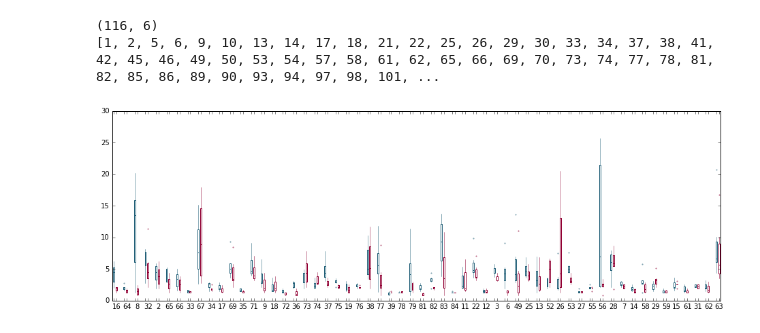
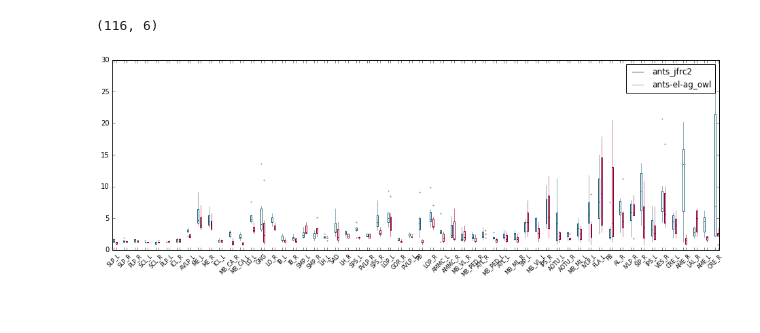
Before and after one commit to saalfeldlab/template-building, a Jupyter notebook: python/HistAnalysis.ipynb, the cells around one changed output. Cells and saved outputs as stored; diff of their text form; code cells hidden in the pictures.

```diff
--- a/python/HistAnalysis.ipynb
+++ b/python/HistAnalysis.ipynb
@@ -45,0 +38,20 @@ print grpDir
+# %%
+# Relevant directories
+
+neuron_list_file="/nrs/saalfeld/john/projects/flyChemStainAtlas/eval/prefix_list_by_neuron.txt"
+f=open(neuron_list_file)
+tmp=f.read().splitlines()
+f.close()
+neurons = [ n.split(' ') for n in tmp ]
+
+print ' '
+name1 = 'ants_jfrc2'
+jfrcDir = '/nrs/saalfeld/john/projects/flyChemStainAtlas/eval/ants_jfrc2/evalComp'
+print jfrcDir
+
+name2 = 'ants-el-ag_owl'
+grpDir = '/nrs/saalfeld/john/projects/flyChemStainAtlas/eval_f/ants-el-ag_owl/evalComp'
+print grpDir
+
+names = [ name1, name2 ]
+print names
@@ -135,14 +230,16 @@ def cheapHistPercentile( hist_in, percentile ):
 
 line = 1
 data = None
-l = 8
 
-xlabels = []
 xpositions = []
 space = 2
 p = 1
 
-for l in labels:
+sample_counts = []
+
+for l in labels_of_interest:
+#     print ' '
+#     print 'label ', l
 
     jfrcHistStatFileList = findHistStatCsv( neurons, jfrcDir, l, line )
     grpHistStatFileList  = findHistStatCsv( neurons, grpDir, l, line )
@@ -152,30 +249,54 @@ for l in labels:
 #     print resJfrc.shape
 #     print resGrp.shape
 
+    if( resJfrc.shape[1] != resGrp.shape[1] ):
+#         print 'skipping'
+        sample_counts += [ 0 ]
+#         print len(sample_counts)
+        continue
+
     if( np.any( np.array(resJfrc.shape) == 0 ) ):
-        #print 'skipping'
+#         print 'skipping'
+        sample_counts += [ 0 ]
+#         print len(sample_counts)
         continue
 
     if( np.any( np.array(resGrp.shape) == 0 )):
-        #print 'skipping'
+#         print 'skipping'
+        sample_counts += [ 0 ]
+#         print len(sample_counts)
         continue
 
     if data is not None:
+
         if( resJfrc.shape[1] != data.shape[1] ):
+            sample_counts += [ 0 ]
+#             print len(sample_counts)
+#             print 'skipping'
             continue
+
         if( resGrp.shape[1] != data.shape[1] ):
+            sample_counts += [ 0 ]
+#             print len(sample_counts)
+#             print 'skipping'
             continue
+
         data = np.concatenate( (data,resJfrc,resGrp), axis=0 )
     else:
         data = np.concatenate( (resJfrc,resGrp), axis=0 )
 
-    xlabels += [' ', str(l) ]
+    nj = counts( jfrc_hist_sizes, jfrcHistStatFileList )
+    ng = counts( grp_hist_sizes, grpHistStatFileList )
+    sample_counts += [ ( nj + ng)  ]
+#     print len( sample_counts )
+
     xpositions += [ p, p+1 ]
     p += ( 2 + space )
 
+# END OF LOOP
 
 print data.shape
-print xpositions
+# print xpositions
 bp = plt.boxplot( np.transpose( data ), positions=xpositions) # suppress output
 
 fig = plt.gcf()
@@ -199,33 +320,39 @@ for w in bp['whiskers']:
         w.set( color=c2, linewidth=0.5, linestyle='-')
     i += 1
 
     if i == 4:
         i = 0
 
 even = True
 for m in bp['medians']:
     if even:
         m.set( color=c1, linewidth=1)
     else:
         m.set( color=c2, linewidth=1)
     even = not even
 
 for c in bp['caps']:
     c.set_visible( False )
 
 even = True
 for flier in bp['fliers']:
     if even:
         flier.set(marker='.', markeredgecolor=c1, markerfacecolor=c1, markersize=3, alpha=0.5 )
     else:
         flier.set(marker='.', markeredgecolor=c2, markerfacecolor=c2, markersize=3, alpha=0.5 )
     even = not even
 
+# Plot sample counts
 ax = plt.gca()
+# maxy = ax.get_ylim()
+# plt.plot( xpositions, sorted_counts / ( maxy / sorted_counts[ 0 ]))
+
+plt.legend( names )
+
 ax.set_xticklabels( xlabels )
+plt.setp( ax.get_xticklabels(), rotation=45, fontsize=8 )
 
-plt.savefig('test.svg')
+plt.savefig('/nrs/saalfeld/john/projects/flyChemStainAtlas/comparisons/test.svg')
 # %% [output]
 (116, 6)
-[1, 2, 5, 6, 9, 10, 13, 14, 17, 18, 21, 22, 25, 26, 29, 30, 33, 34, 37, 38, 41, 42, 45, 46, 49, 50, 53, 54, 57, 58, 61, 62, 65, 66, 69, 70, 73, 74, 77, 78, 81, 82, 85, 86, 89, 90, 93, 94, 97, 98, 101, ...
-[figure, old version]
+[figure, new version]
```
Also changed, not shown: parts of 13 cells of this notebook.
